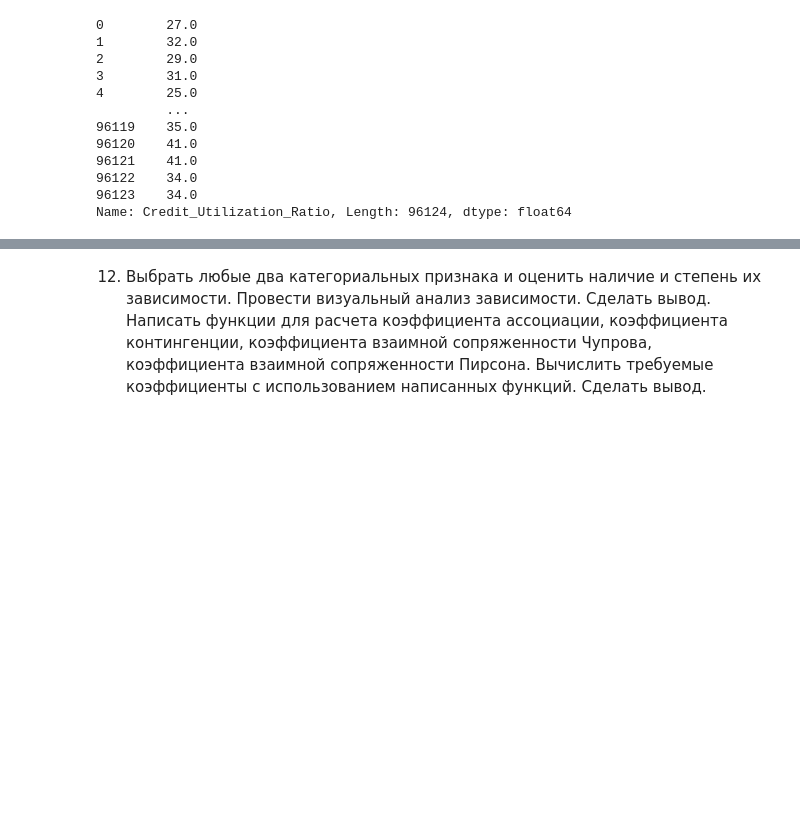
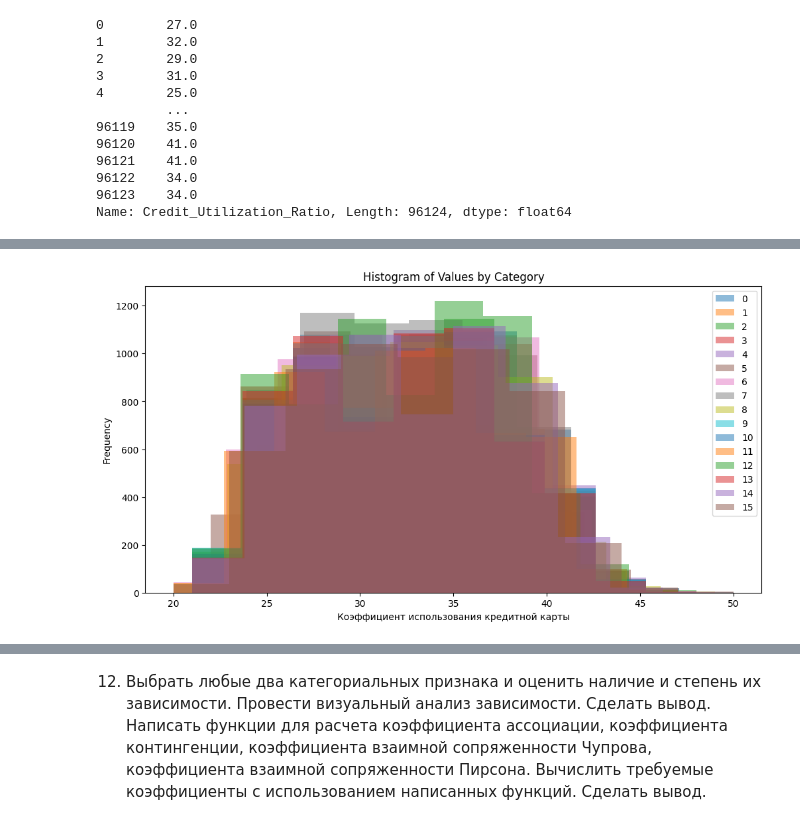
Before and after one commit to Ghukii/TMP-4sem-, a Jupyter notebook: Задание_6/Задание_6_13.ipynb, the cells around one changed output, grey strips where cells are left out. Drawn from its saved outputs; the diff is of its cells as text; code cells hidden in the pictures; blank space fills up the shorter version.

```diff
--- a/Задание_6/Задание_6_13.ipynb
+++ b/Задание_6/Задание_6_13.ipynb
@@ -1123,3 +1128,6 @@ codes
 96122     9
 96123     9
 Length: 96124, dtype: int8
+# %%
+tmp['Occupation_code'] = codes
+tmp.head(15)
@@ -1148,0 +1209,9 @@ plt.show()
+# %%
+plt.figure(figsize=(12, 6))
+tmp.groupby('Occupation_code')['Credit_Utilization_Ratio'].plot(kind='hist', alpha=0.5, legend=True)
+plt.title('Histogram of Values by Category')
+plt.xlabel('Коэффициент использования кредитной карты')
+plt.ylabel('Frequency')
+plt.show()
+# %% [output]
+[figure, added]
```
Also changed, not shown: parts of 6 cells of this notebook.
